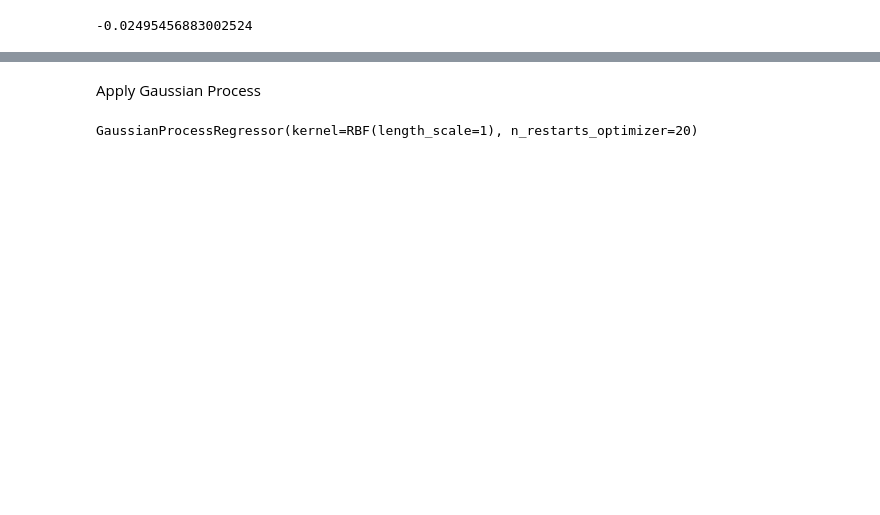
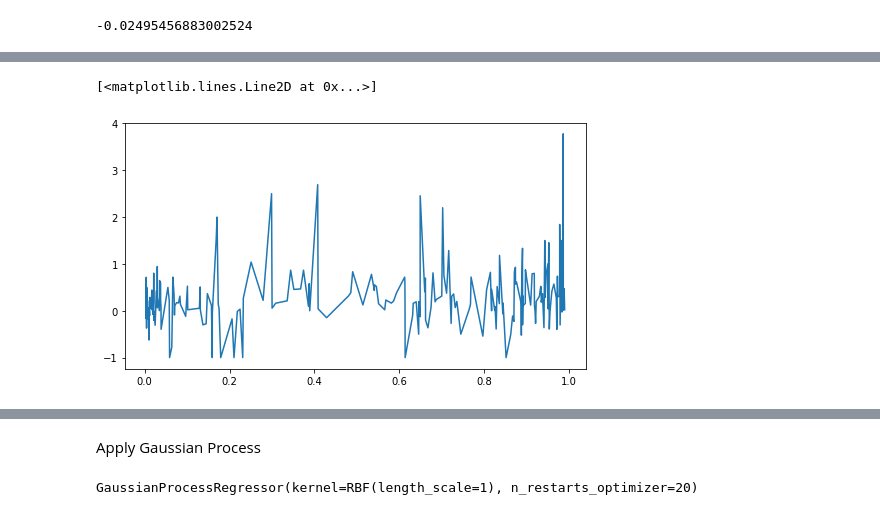
Before and after one commit to terencetan-c/4YP-The-Future-of-Work, a Jupyter notebook: Data cleaning/Data cleaning.ipynb, the cells around one changed output, grey strips where cells are left out. Saved outputs shown, nothing was run; the diff lists cells and outputs as text; code cells hidden in the pictures; blank space fills up the shorter version.

```diff
--- a/Data cleaning/Data cleaning.ipynb
+++ b/Data cleaning/Data cleaning.ipynb
@@ -632,6 +665,6 @@ joint_auto2['Probability of Computerisation'].corr(joint_auto2['Elderly Ratio'],
 # %%
-joint_auto2011 = joint_auto[joint_auto['Year']==2011][['Occupation','Elderly Ratio']]
-joint_auto2021 = joint_auto[joint_auto['Year']==2021][['Occupation','Elderly Ratio']]
+joint_auto2011 = joint_auto[joint_auto['Year']==2011][['Occupation','Elderly Ratio','Probability of Computerisation']]
+joint_auto2021 = joint_auto[joint_auto['Year']==2021][['Occupation','Category Label','Elderly Ratio','Probability of Computerisation']]
 
 joint_auto2011_arr = joint_auto2011['Elderly Ratio'].to_numpy()
 joint_auto2021_arr = joint_auto2021['Elderly Ratio'].to_numpy()
@@ -673,0 +671,7 @@ joint_auto.iloc[:,0:20]
+# %%
+joint_auto_change=pd.DataFrame((joint_auto2021_arr-joint_auto2011_arr)/joint_auto2011_arr)
+# %%
+joint_auto_change = joint_auto2021.reset_index().join(joint_auto_change)
+# %%
+joint_auto3 = joint_auto_change[joint_auto_change[0].notnull()]
+joint_auto3 = joint_auto3[joint_auto3[0]!=np.inf]
@@ -673,0 +739,5 @@ joint_auto.iloc[:,0:20]
+# %%
+plt.plot(joint_auto3.sort_values(by=['Probability of Computerisation'])['Probability of Computerisation'],joint_auto3.sort_values(by=['Probability of Computerisation'])[0])
+# %% [output]
+[<matplotlib.lines.Line2D at 0x...>]
+[figure, added]
```
Also changed, not shown: parts of 30 cells of this notebook, 12 other files.
